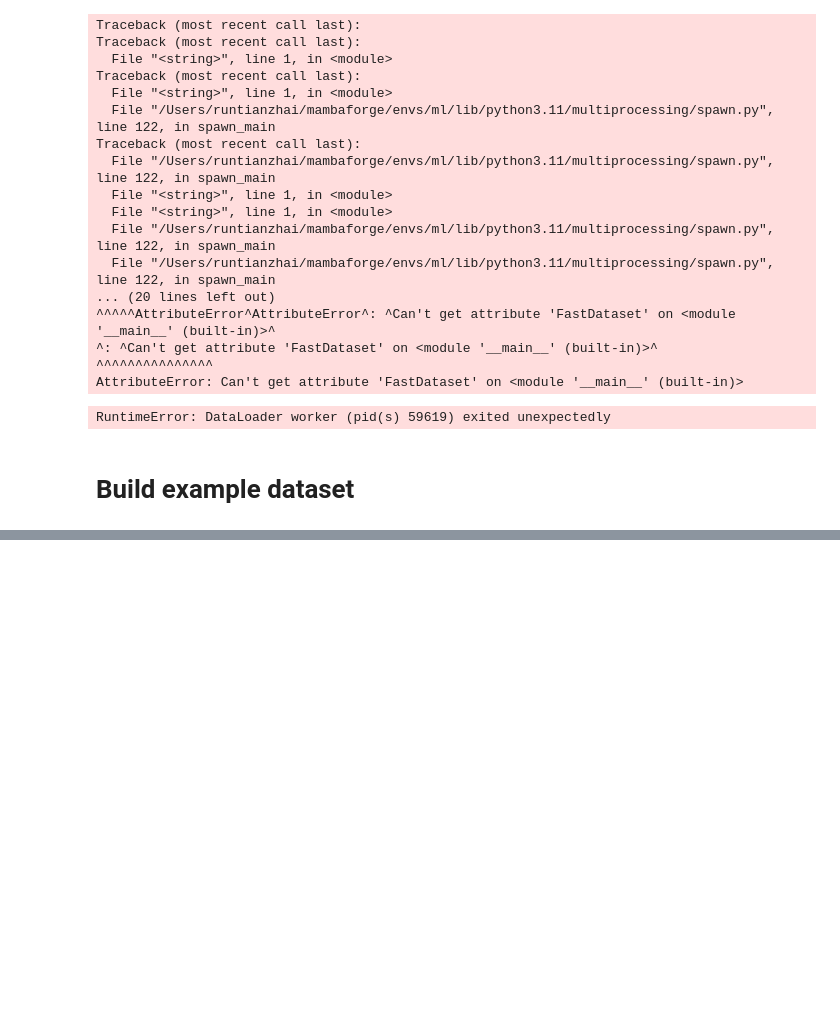
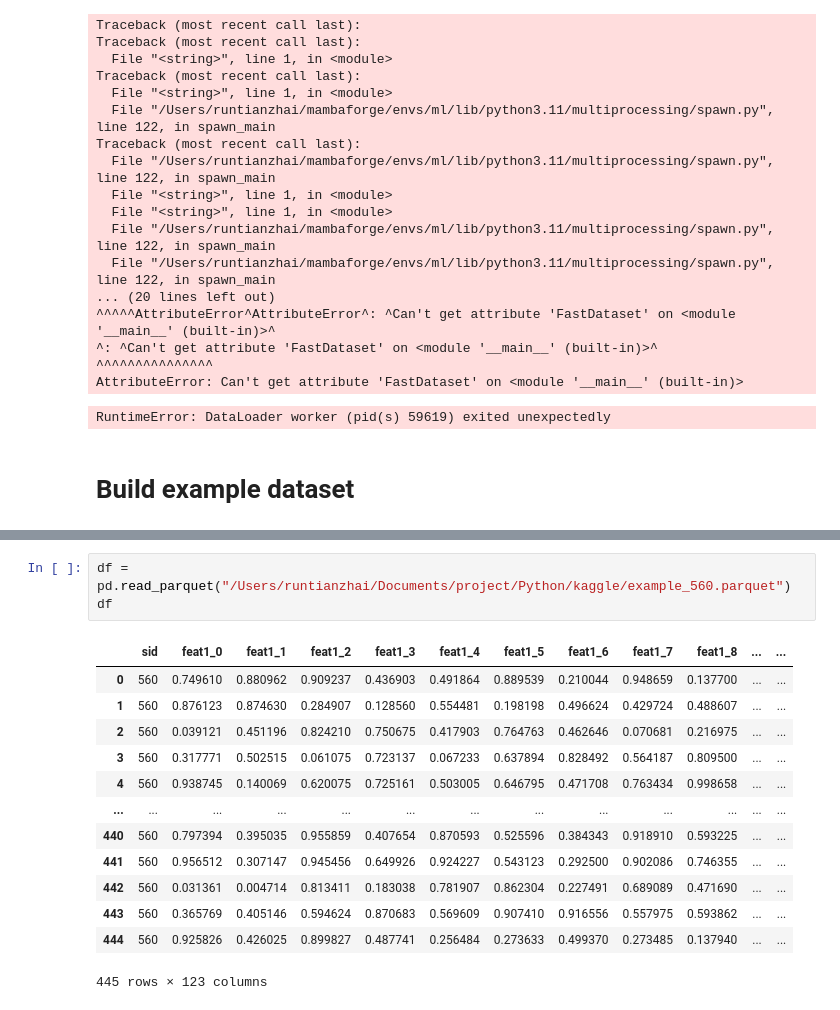
Before and after one commit to RuntianZ/kaggle, a Jupyter notebook: dataset.ipynb, the cells around one changed output, grey strips where cells are left out. Drawn from its saved outputs; the diff is of its cells as text; blank space fills up the shorter version.

```diff
--- a/dataset.ipynb
+++ b/dataset.ipynb
@@ -174,0 +183,17 @@ df
+# %%
+df = pd.read_parquet("/Users/runtianzhai/Documents/project/Python/kaggle/example_560.parquet")
+df
+# %% [output]
+|  | sid | feat1_0 | feat1_1 | feat1_2 | feat1_3 | feat1_4 | feat1_5 | feat1_6 | feat1_7 | feat1_8 | ... | ... |
+| 0 | 560 | 0.749610 | 0.880962 | 0.909237 | 0.436903 | 0.491864 | 0.889539 | 0.210044 | 0.948659 | 0.137700 | ... | ... |
+| 1 | 560 | 0.876123 | 0.874630 | 0.284907 | 0.128560 | 0.554481 | 0.198198 | 0.496624 | 0.429724 | 0.488607 | ... | ... |
+| 2 | 560 | 0.039121 | 0.451196 | 0.824210 | 0.750675 | 0.417903 | 0.764763 | 0.462646 | 0.070681 | 0.216975 | ... | ... |
+| 3 | 560 | 0.317771 | 0.502515 | 0.061075 | 0.723137 | 0.067233 | 0.637894 | 0.828492 | 0.564187 | 0.809500 | ... | ... |
+| 4 | 560 | 0.938745 | 0.140069 | 0.620075 | 0.725161 | 0.503005 | 0.646795 | 0.471708 | 0.763434 | 0.998658 | ... | ... |
+| ... | ... | ... | ... | ... | ... | ... | ... | ... | ... | ... | ... | ... |
+| 440 | 560 | 0.797394 | 0.395035 | 0.955859 | 0.407654 | 0.870593 | 0.525596 | 0.384343 | 0.918910 | 0.593225 | ... | ... |
+| 441 | 560 | 0.956512 | 0.307147 | 0.945456 | 0.649926 | 0.924227 | 0.543123 | 0.292500 | 0.902086 | 0.746355 | ... | ... |
+| 442 | 560 | 0.031361 | 0.004714 | 0.813411 | 0.183038 | 0.781907 | 0.862304 | 0.227491 | 0.689089 | 0.471690 | ... | ... |
+| 443 | 560 | 0.365769 | 0.405146 | 0.594624 | 0.870683 | 0.569609 | 0.907410 | 0.916556 | 0.557975 | 0.593862 | ... | ... |
+| 444 | 560 | 0.925826 | 0.426025 | 0.899827 | 0.487741 | 0.256484 | 0.273633 | 0.499370 | 0.273485 | 0.137940 | ... | ... |
+445 rows × 123 columns
```
Also changed, not shown: parts of 8 cells of this notebook, 2 other files.
